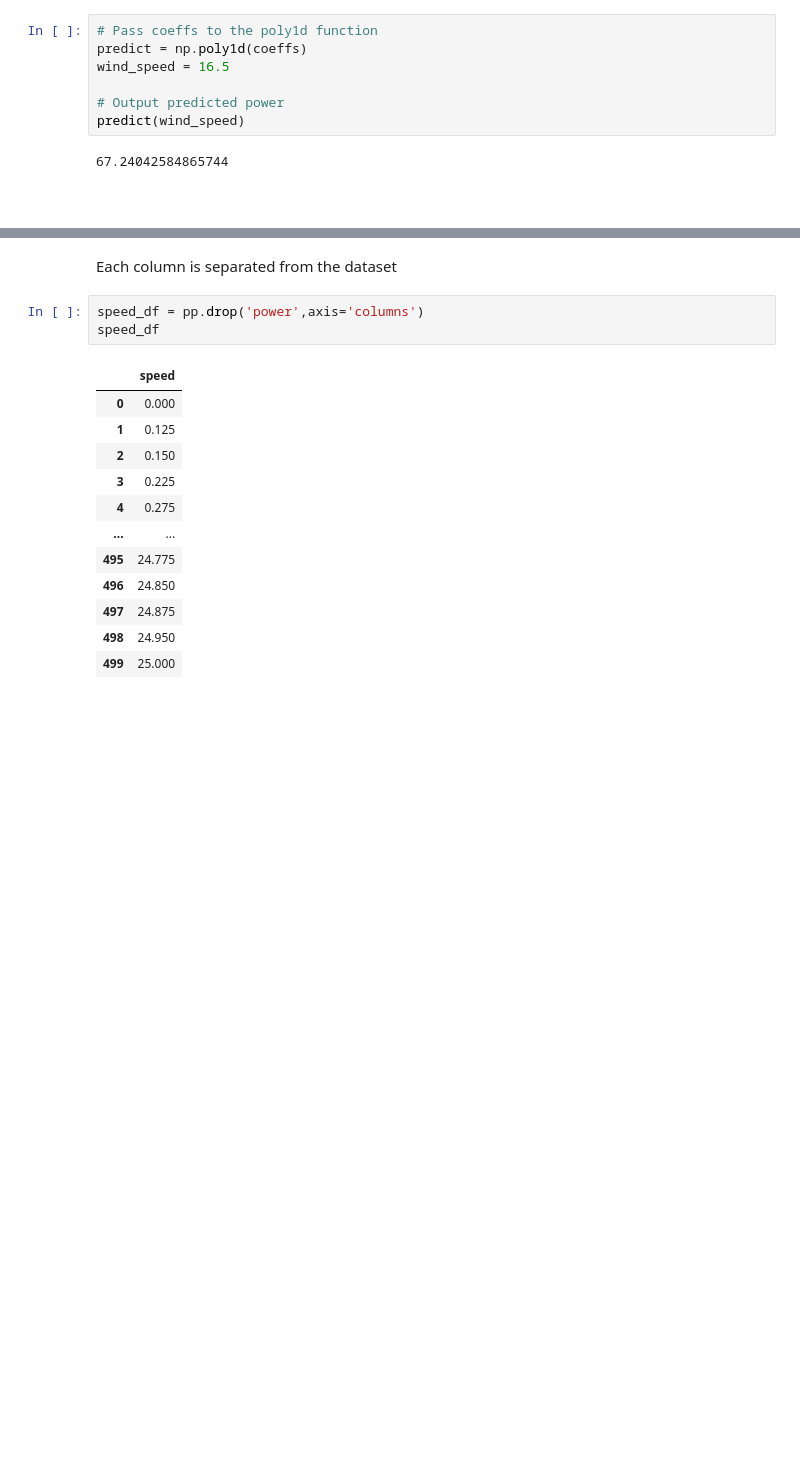
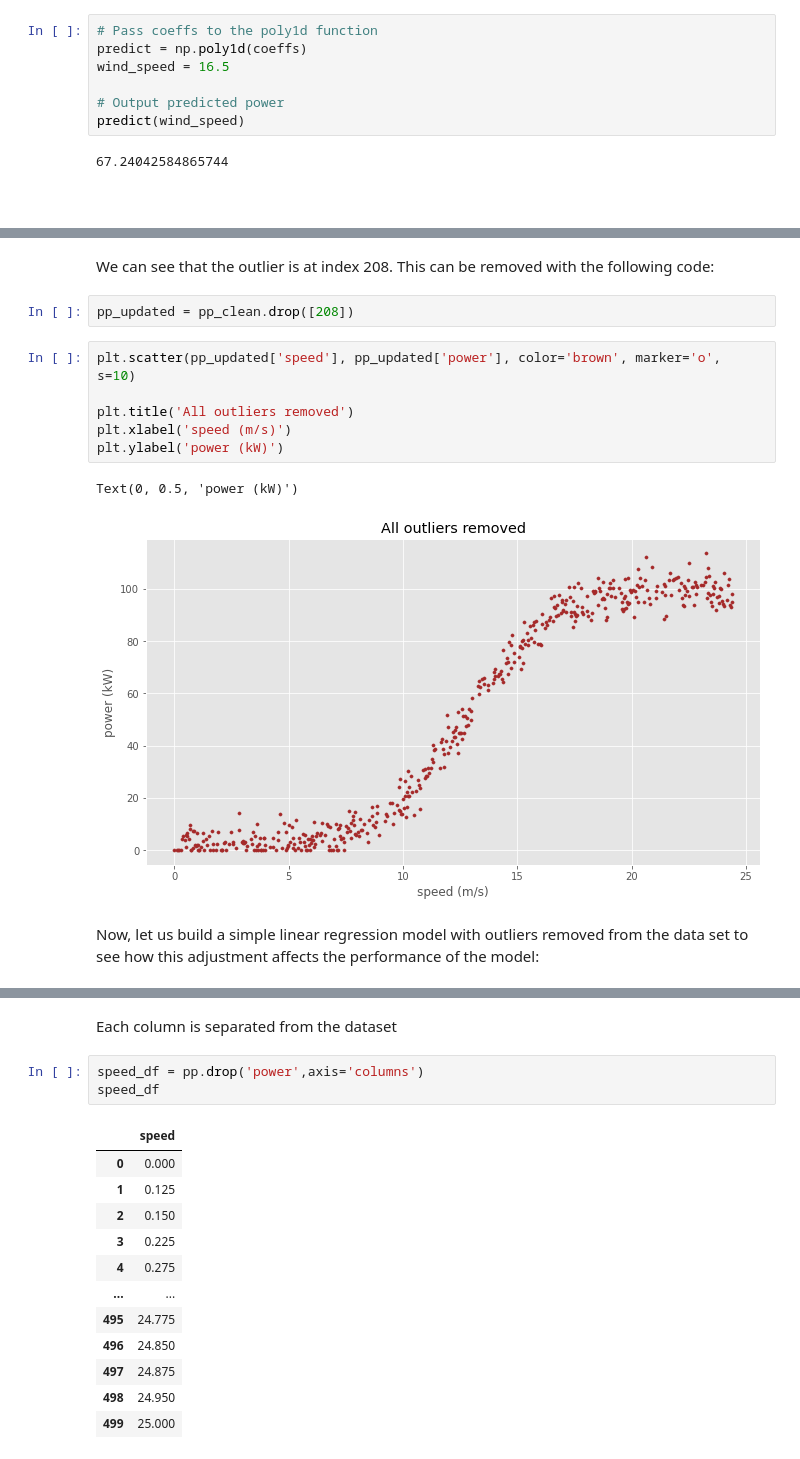
Before and after one commit to colm-o-caoimh/RegressionAnalysis, a Jupyter notebook: FDA_PROJECT2020.ipynb, the cells around one changed output, grey strips where cells are left out. Cells and saved outputs as stored; diff of their text form; blank space fills up the shorter version.

```diff
--- a/FDA_PROJECT2020.ipynb
+++ b/FDA_PROJECT2020.ipynb
@@ -191,0 +322,15 @@ As noted above, the presence of outliers can misrepresent
+# %% [markdown]
+We can see that the outlier is at index 208. This can be removed with the following code:
+# %%
+pp_updated = pp_clean.drop([208])
+# %%
+plt.scatter(pp_updated['speed'], pp_updated['power'], color='brown', marker='o', s=10)
+
+plt.title('All outliers removed')
+plt.xlabel('speed (m/s)')
+plt.ylabel('power (kW)')
+# %% [output]
+Text(0, 0.5, 'power (kW)')
+[figure, added]
+# %% [markdown]
+Now, let us build a simple linear regression model with outliers removed from the data set to see how this adjustment affects the performance of the model:
```
Also changed, not shown: parts of 26 cells of this notebook.
